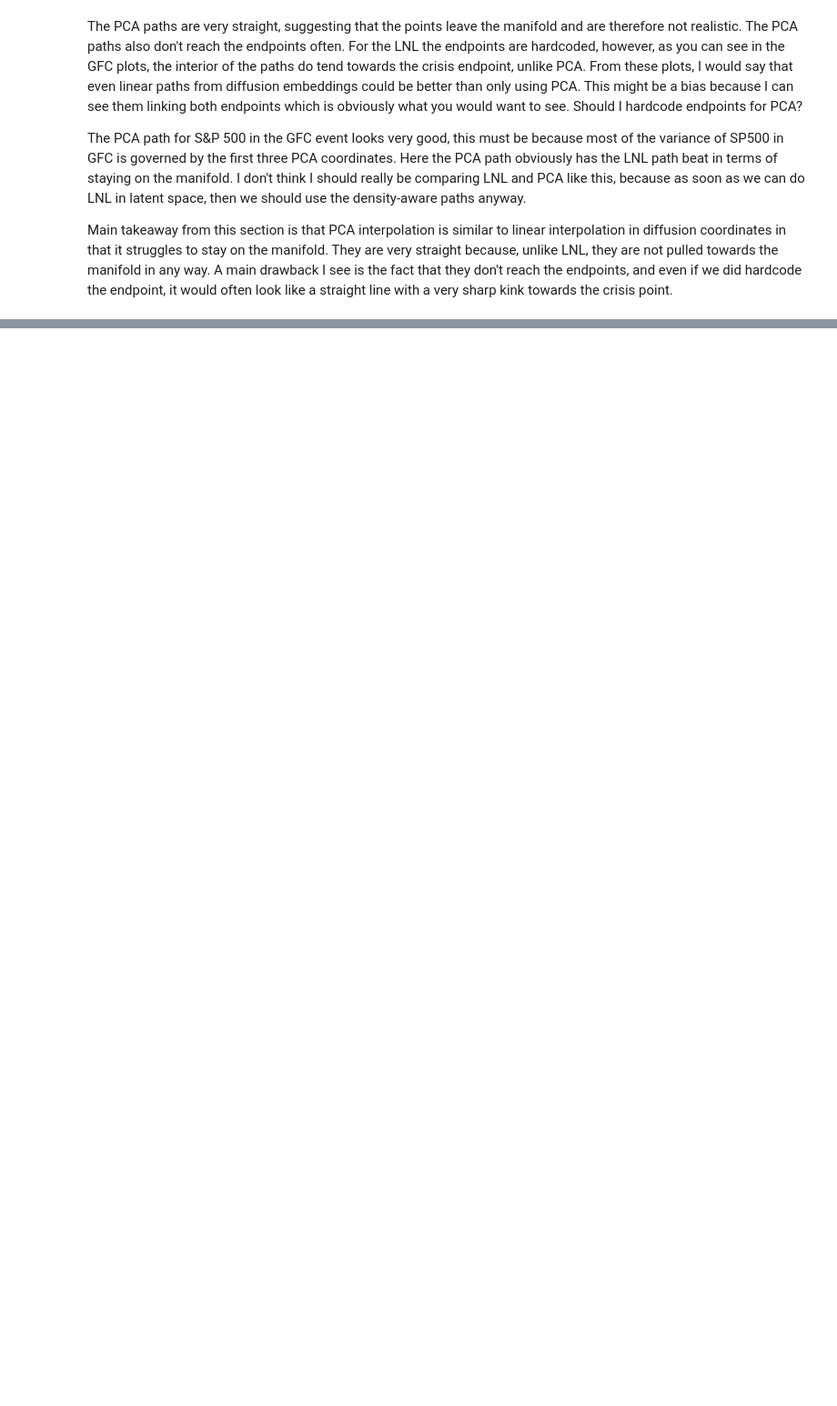
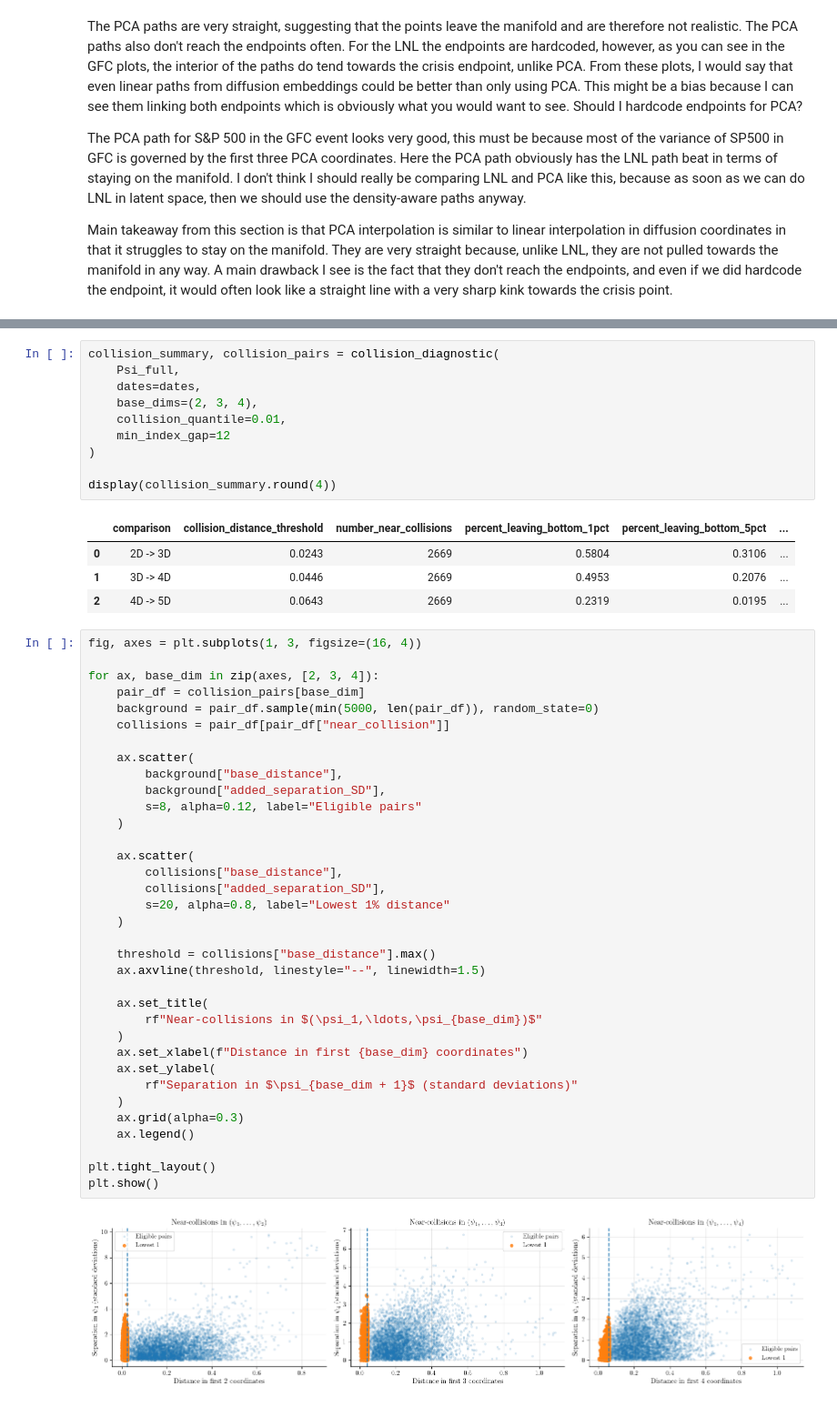
Before and after one commit to adamfowliee/JDKF_Starter, a Jupyter notebook: dissertation_brief/brief_phase8.ipynb, the cells around one changed output, grey strips where cells are left out. Shown at 91% size. Cells and saved outputs as stored; diff of their text form; blank space fills up the shorter version.

```diff
--- a/dissertation_brief/brief_phase8.ipynb
+++ b/dissertation_brief/brief_phase8.ipynb
@@ -670,0 +873,52 @@ Main takeaway from this section is that PCA interpolation is similar to linear i
+# %%
+collision_summary, collision_pairs = collision_diagnostic(
+    Psi_full,
+    dates=dates,
+    base_dims=(2, 3, 4),
+    collision_quantile=0.01,
+    min_index_gap=12
+)
+
+display(collision_summary.round(4))
+# %% [output]
+|  | comparison | collision_distance_threshold | number_near_collisions | percent_leaving_bottom_1pct | percent_leaving_bottom_5pct | ... |
+| 0 | 2D -> 3D | 0.0243 | 2669 | 0.5804 | 0.3106 | ... |
+| 1 | 3D -> 4D | 0.0446 | 2669 | 0.4953 | 0.2076 | ... |
+| 2 | 4D -> 5D | 0.0643 | 2669 | 0.2319 | 0.0195 | ... |
+# %%
+fig, axes = plt.subplots(1, 3, figsize=(16, 4))
+
+for ax, base_dim in zip(axes, [2, 3, 4]):
+    pair_df = collision_pairs[base_dim]
+    background = pair_df.sample(min(5000, len(pair_df)), random_state=0)
+    collisions = pair_df[pair_df["near_collision"]]
+
+    ax.scatter(
+        background["base_distance"],
+        background["added_separation_SD"],
+        s=8, alpha=0.12, label="Eligible pairs"
+    )
+
+    ax.scatter(
+        collisions["base_distance"],
+        collisions["added_separation_SD"],
+        s=20, alpha=0.8, label="Lowest 1% distance"
+    )
+
+    threshold = collisions["base_distance"].max()
+    ax.axvline(threshold, linestyle="--", linewidth=1.5)
+
+    ax.set_title(
+        rf"Near-collisions in $(\psi_1,\ldots,\psi_{base_dim})$"
+    )
+    ax.set_xlabel(f"Distance in first {base_dim} coordinates")
+    ax.set_ylabel(
+        rf"Separation in $\psi_{base_dim + 1}$ (standard deviations)"
+    )
+    ax.grid(alpha=0.3)
+    ax.legend()
+
+plt.tight_layout()
+plt.show()
+# %% [output]
+[figure, added]
```
Also changed, not shown: parts of 11 cells of this notebook, 8 other files.
